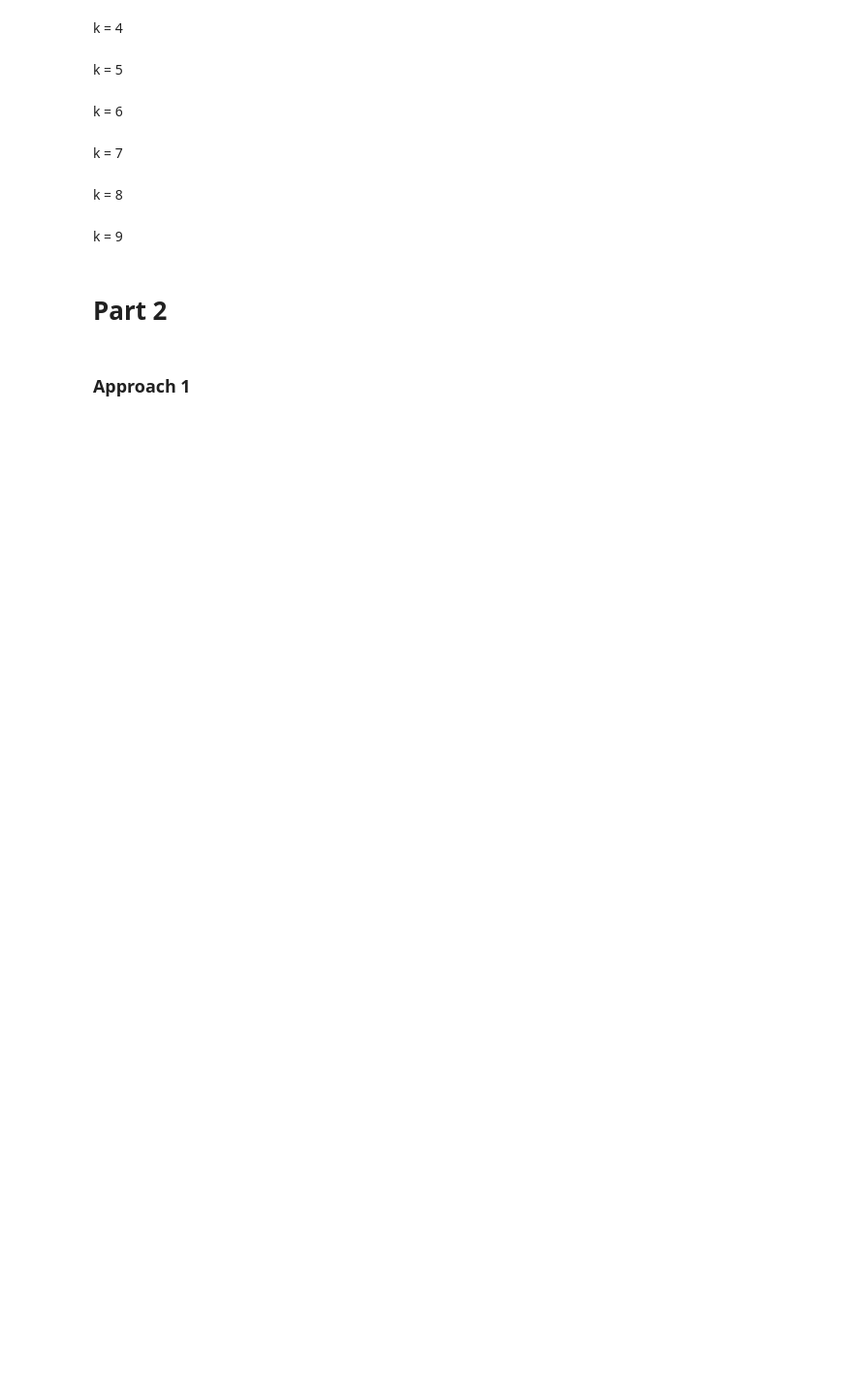
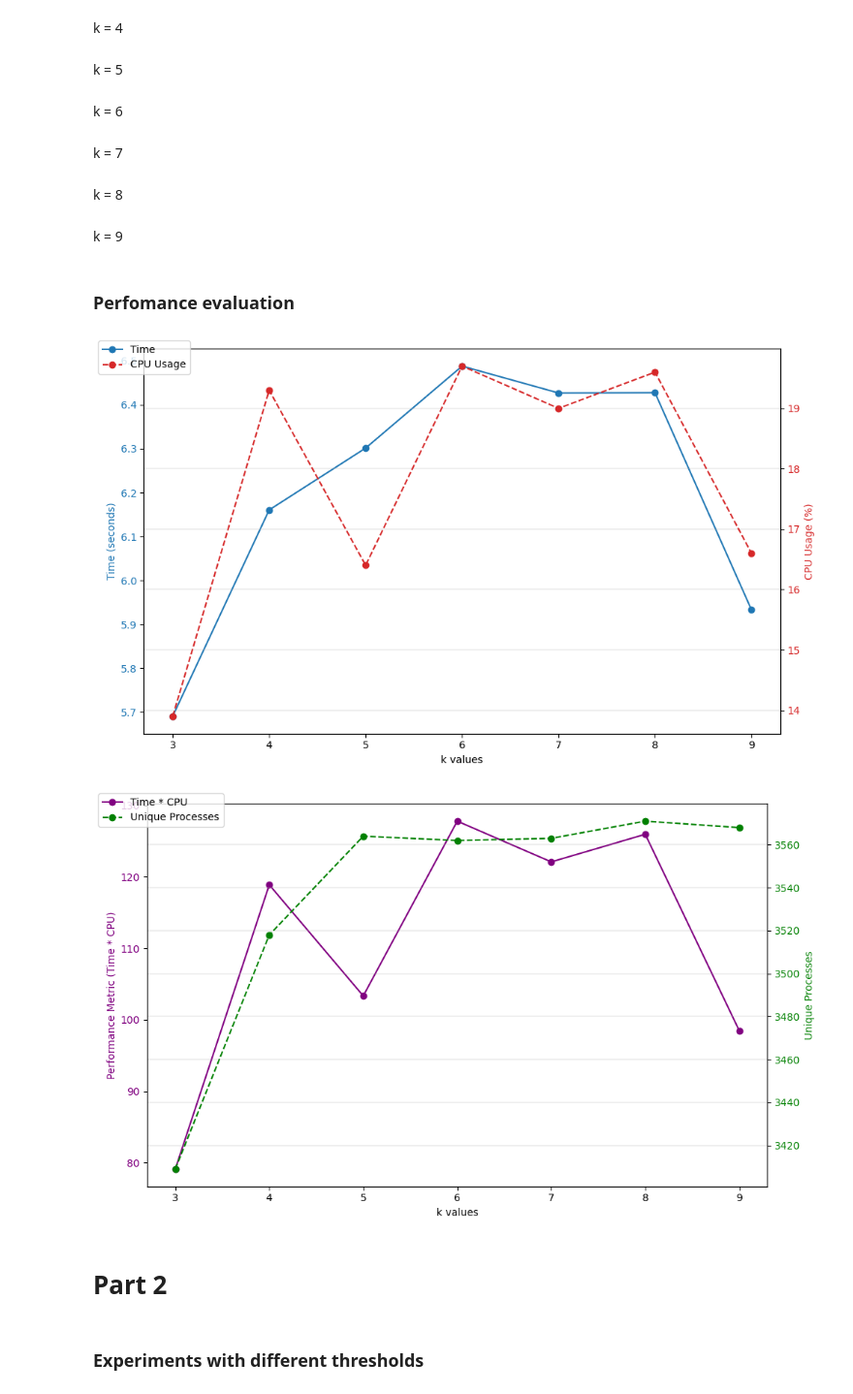
Before and after one commit to hugomoura10/Data_Intensive_Systems, a Jupyter notebook: Experiments.ipynb, the cells around one changed output. Shown at 97% size. Saved outputs shown, nothing was run; the diff lists cells and outputs as text; code cells hidden in the pictures; blank space fills up the shorter version.

```diff
--- a/Experiments.ipynb
+++ b/Experiments.ipynb
@@ -65,5 +67,12 @@ exp9 = experiment(data,9)
+# %% [markdown]
+### Perfomance evaluation
+# %%
+performance_eval(minhash_lsh,bucketing,data,[3,4,5,6,7,8,9])
+# %% [output]
+[figure, added]
+[figure, added]
 # %% [markdown]
 # Part 2
-# %% [markdown]
-### Approach 1
+# %% [markdown]
+### Experiments with different thresholds
 # %% [markdown]
```
Also changed, not shown: parts of 16 cells of this notebook, 3 other files.
